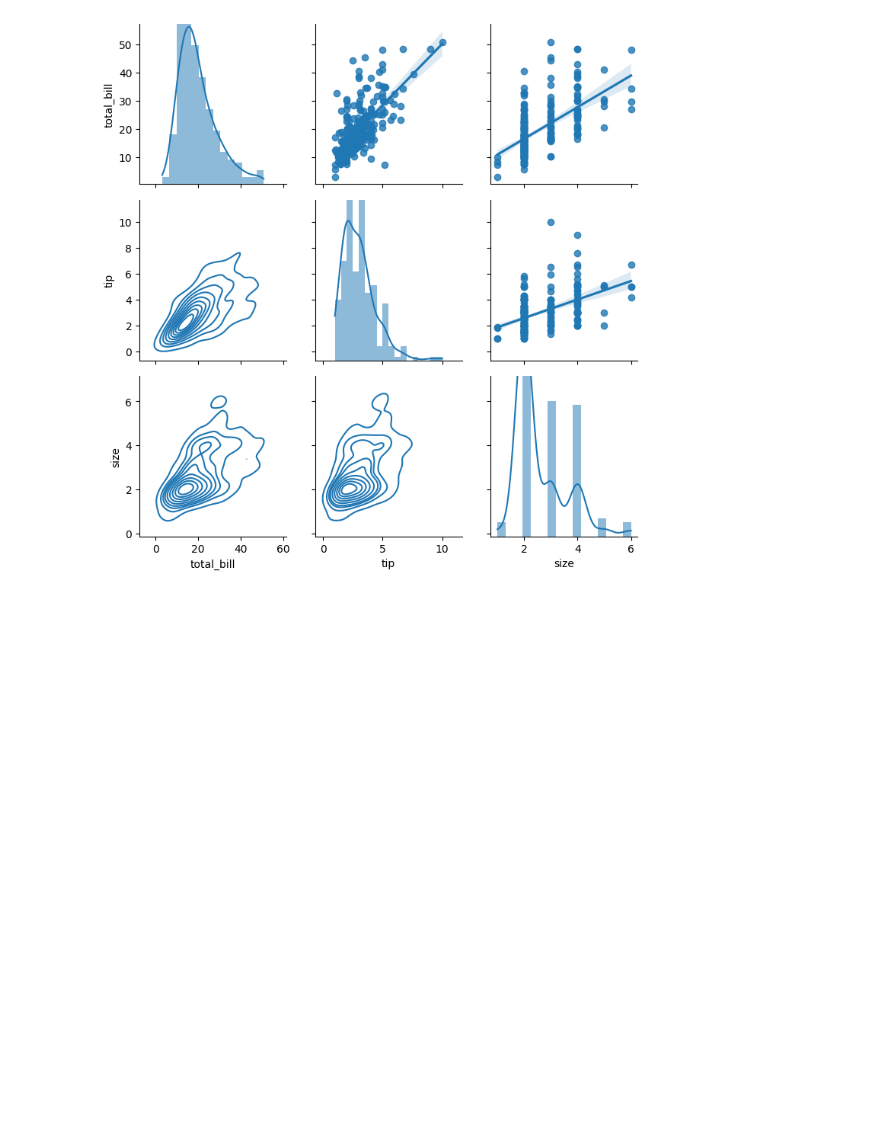
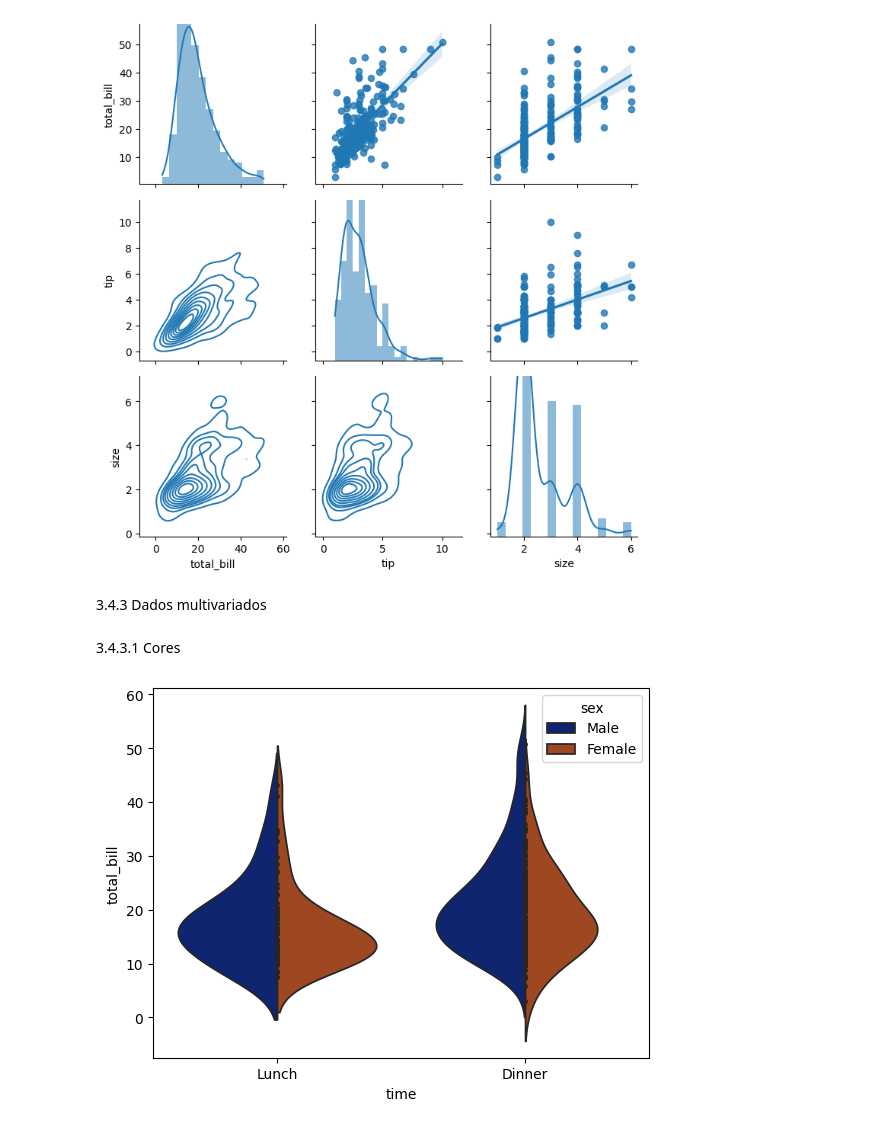
Before and after one commit to LuizGiehl/PFE, a Jupyter notebook: src/cap3.ipynb, the cells around one changed output. Saved outputs shown, nothing was run; the diff lists cells and outputs as text; code cells hidden in the pictures; blank space fills up the shorter version.

```diff
--- a/src/cap3.ipynb
+++ b/src/cap3.ipynb
@@ -441,3 +441,15 @@ for ax in pair_grid.diag_axes:
 plt.show()
 # %% [output]
 [figure]
+# %% [markdown]
+3.4.3 Dados multivariados
+# %% [markdown]
+3.4.3.1 Cores
+# %%
+violion, ax = plt.subplots()
+ax = sns.violinplot(data=tips, x='time', y='total_bill',
+                    hue='sex', split=True, palette='dark', inner='point')
+
+plt.show()
+# %% [output]
+[figure, added]
```
Also changed, not shown: parts of 8 cells of this notebook.
